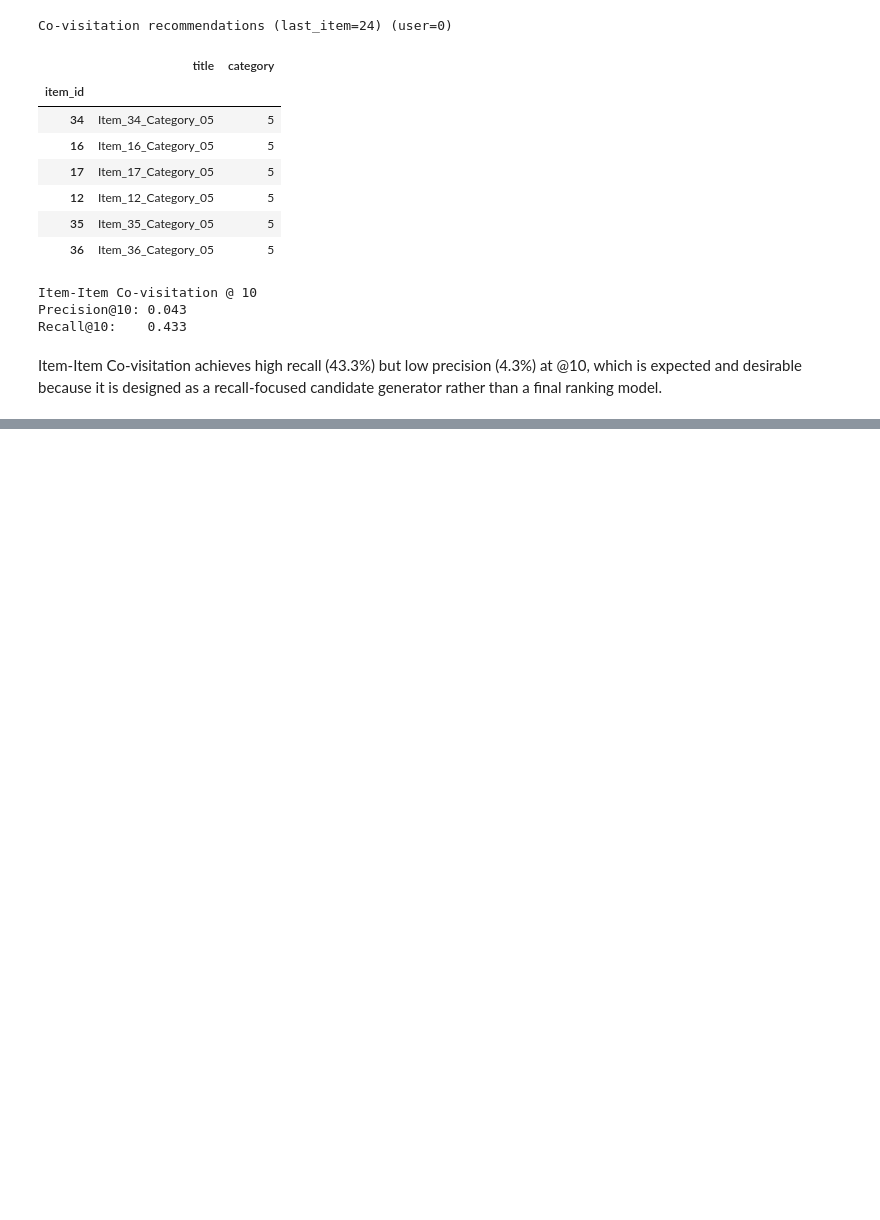
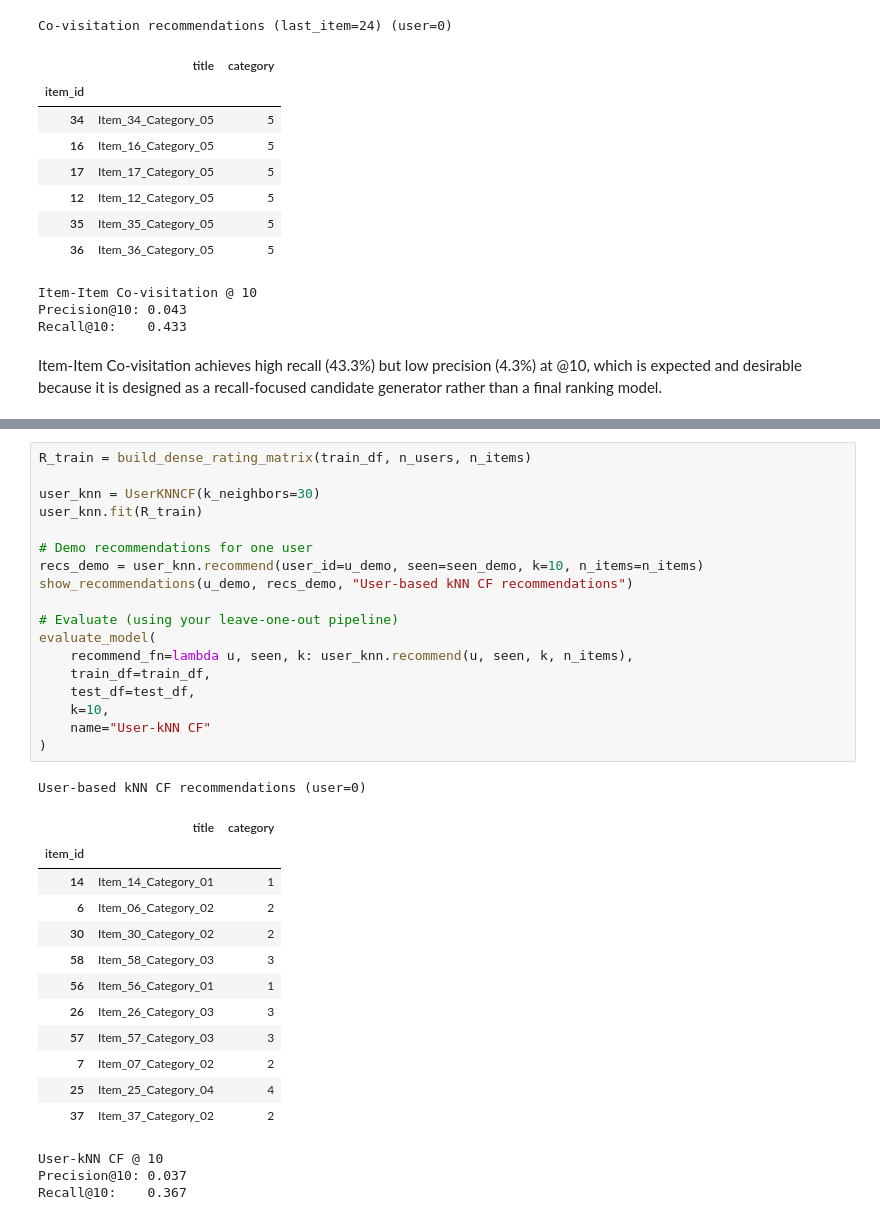
Before and after one commit to baldzhiyski/data-science-machine-learning-training, a Jupyter notebook: scikit-learn-course/unsupervised-learning/recommendation-systems-algorithms.ipynb, the cells around one changed output, grey strips where cells are left out. Saved outputs shown, nothing was run; the diff lists cells and outputs as text; blank space fills up the shorter version.

Commit message:
Add Collaborative Filtering , User-based recommender and evaluation

```diff
--- a/scikit-learn-course/unsupervised-learning/recommendation-systems-algorithms.ipynb
+++ b/scikit-learn-course/unsupervised-learning/recommendation-systems-algorithms.ipynb
@@ -705,0 +959,35 @@ Item-Item Co-visitation achieves high recall (43.3%) but low precision (4.3%) at
+# %%
+R_train = build_dense_rating_matrix(train_df, n_users, n_items)
+
+user_knn = UserKNNCF(k_neighbors=30)
+user_knn.fit(R_train)
+
+# Demo recommendations for one user
+recs_demo = user_knn.recommend(user_id=u_demo, seen=seen_demo, k=10, n_items=n_items)
+show_recommendations(u_demo, recs_demo, "User-based kNN CF recommendations")
+
+# Evaluate (using your leave-one-out pipeline)
+evaluate_model(
+    recommend_fn=lambda u, seen, k: user_knn.recommend(u, seen, k, n_items),
+    train_df=train_df,
+    test_df=test_df,
+    k=10,
+    name="User-kNN CF"
+)
+# %% [output]
+User-based kNN CF recommendations (user=0)
+|  | title | category |
+| item_id |  |  |
+| 14 | Item_14_Category_01 | 1 |
+| 6 | Item_06_Category_02 | 2 |
+| 30 | Item_30_Category_02 | 2 |
+| 58 | Item_58_Category_03 | 3 |
+| 56 | Item_56_Category_01 | 1 |
+| 26 | Item_26_Category_03 | 3 |
+| 57 | Item_57_Category_03 | 3 |
+| 7 | Item_07_Category_02 | 2 |
+| 25 | Item_25_Category_04 | 4 |
+| 37 | Item_37_Category_02 | 2 |
+User-kNN CF @ 10
+Precision@10: 0.037
+Recall@10:    0.367
```
Also changed, not shown: parts of 4 cells of this notebook.
